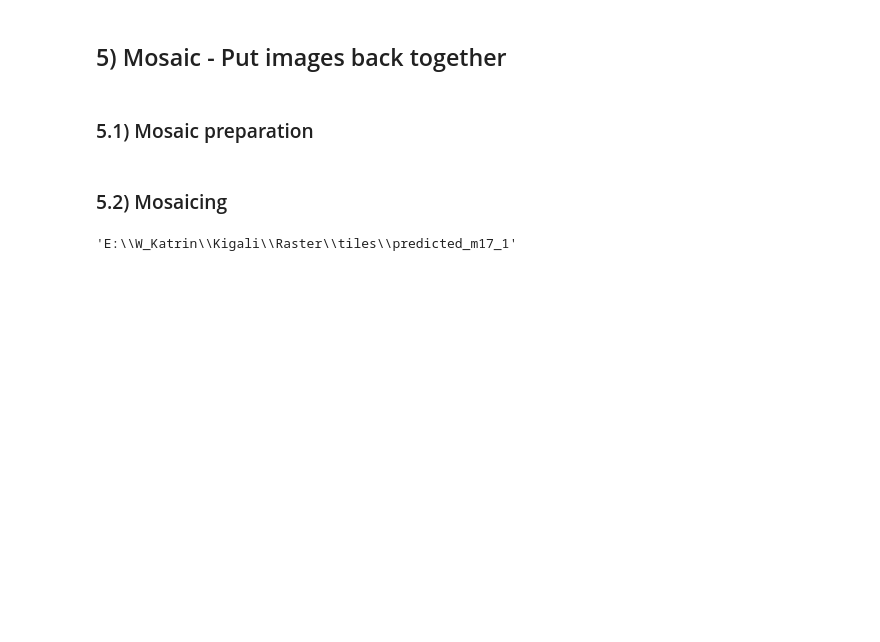
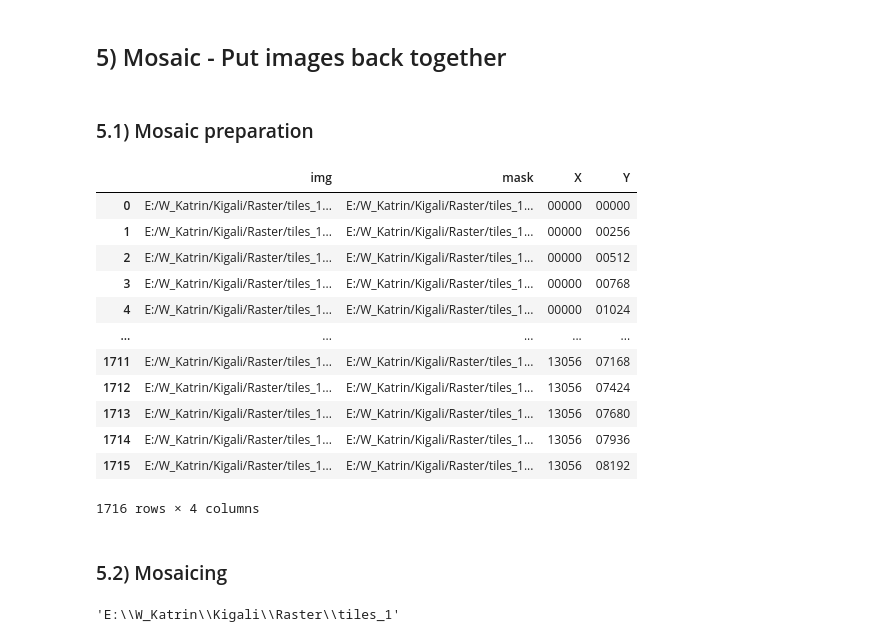
Before and after one commit to eagle20-k/InnovationLab, a Jupyter notebook: Tiling_Predicting_Mosaicing.ipynb, the cells around one changed output. Cells and saved outputs as stored; diff of their text form; code cells hidden in the pictures; blank space fills up the shorter version.

```diff
--- a/Tiling_Predicting_Mosaicing.ipynb
+++ b/Tiling_Predicting_Mosaicing.ipynb
@@ -108,13 +132,13 @@ tiling(filename, savedir, target_size = (256,256))
 ## 4) Predict and save predicted masks
 # %%
 #Load the model
-model_improved = keras.models.load_model("17_model_improved")
+model_improved = keras.models.load_model("E:/W_Katrin/InnovationLab/17_model_improved")
 # %%
 # add here the folder path, where your  data is stored
-directory = "E:/W_Katrin/Kigali/Raster/tiles"
+directory = "E:/W_Katrin/Kigali/Raster/tiles_1"
 files = glob.glob(os.path.join(directory,'*'))
 
-pattern_img = '.*\.jpg'
+pattern_img = '.*\.png'
 # create a list of all images in that directory [after converting them to jpg with the code in Github README]
 files_img = list(filter(re.compile(pattern_img).match,files))
 
@@ -153,7 +189,7 @@ mask_predicted = model_improved.predict(test_image_gen, verbose = 1)
 # %%
 #save predicted maps
 
-savedir = "E:/W_Katrin/Kigali/Raster/tiles/predicted_m17_1"
+savedir = "E:/W_Katrin/Kigali/Raster/tiles_1"
 for i in range(len(mask_predicted)):
     mask_pred = np.squeeze(mask_predicted[i])
     #print(mask_pred)
@@ -162,7 +198,7 @@ for i in range(len(mask_predicted)):
     #break
     padding = '0'
     length = 4
-    save_to = os.path.join(savedir, "testing_{x}.jpg".format(x = format(i, padding + '>' + str(length))))
+    save_to = os.path.join(savedir, "testing_{x}.tif".format(x = format(i, padding + '>' + str(length))))
     imageio.imwrite(save_to, mask_pred)
 # %%
 # define function to display the results
@@ -190,30 +226,48 @@ mask_predicted_, mask_predicted_rend_= predict_buildings(img_test, mask_predicte
 ### 5.1) Mosaic preparation
 # %%
 # create a dataframe of the satellite image tiles and their respective masks
-directory_img = 'E:/W_Katrin/Kigali/Raster/tiles'
+directory_img = 'E:/W_Katrin/Kigali/Raster/tiles_1'
 files = glob.glob(os.path.join(directory_img,'*'))
-pattern_img = '.*\.jpg$'
+pattern_img = '.*\.png$'
 files_img = list(filter(re.compile(pattern_img).match,files))
 files_img = sorted(files_img)
 
-directory_mask = "E:/W_Katrin/Kigali/Raster/tiles/predicted_m17_1"
+directory_mask = "E:/W_Katrin/Kigali/Raster/tiles_1"
 files_ = glob.glob(os.path.join(directory_mask,'*'))
-pattern_mask = '.*\.jpg$'
+pattern_mask = '.*\.tif$'
 files_mask = list(filter(re.compile(pattern_mask).match,files_))
 files_mask = sorted(files_mask)
 
 df_files = pd.DataFrame(columns=['img','mask', 'X', 'Y'])
 df_files['img'] = files_img
 df_files['mask'] = files_mask
 
+
 # read the upper left corner coordinates from the img-filename and save it in X and Y
+
 for i in range(df_files.shape[0]):
     string = df_files["img"].iloc[i]
     string = string.split('/')[4].split('.')[0].split('_')
-    x = string[1]
-    y = string[2]
+    x = string[2]
+    y = string[3]
     df_files['X'].iloc[i] = x
     df_files['Y'].iloc[i] = y
+
+df_files
+# %% [output]
+|  | img | mask | X | Y |
+| 0 | E:/W_Katrin/Kigali/Raster/tiles_1... | E:/W_Katrin/Kigali/Raster/tiles_1... | 00000 | 00000 |
+| 1 | E:/W_Katrin/Kigali/Raster/tiles_1... | E:/W_Katrin/Kigali/Raster/tiles_1... | 00000 | 00256 |
+| 2 | E:/W_Katrin/Kigali/Raster/tiles_1... | E:/W_Katrin/Kigali/Raster/tiles_1... | 00000 | 00512 |
+| 3 | E:/W_Katrin/Kigali/Raster/tiles_1... | E:/W_Katrin/Kigali/Raster/tiles_1... | 00000 | 00768 |
+| 4 | E:/W_Katrin/Kigali/Raster/tiles_1... | E:/W_Katrin/Kigali/Raster/tiles_1... | 00000 | 01024 |
+| ... | ... | ... | ... | ... |
+| 1711 | E:/W_Katrin/Kigali/Raster/tiles_1... | E:/W_Katrin/Kigali/Raster/tiles_1... | 13056 | 07168 |
+| 1712 | E:/W_Katrin/Kigali/Raster/tiles_1... | E:/W_Katrin/Kigali/Raster/tiles_1... | 13056 | 07424 |
+| 1713 | E:/W_Katrin/Kigali/Raster/tiles_1... | E:/W_Katrin/Kigali/Raster/tiles_1... | 13056 | 07680 |
+| 1714 | E:/W_Katrin/Kigali/Raster/tiles_1... | E:/W_Katrin/Kigali/Raster/tiles_1... | 13056 | 07936 |
+| 1715 | E:/W_Katrin/Kigali/Raster/tiles_1... | E:/W_Katrin/Kigali/Raster/tiles_1... | 13056 | 08192 |
+1716 rows × 4 columns
 # %%
 # create worldfiles for every mask tile to add georeferencing to them
 
@@ -239,7 +293,7 @@ create_worldfiles(dataframe = df_files, res =  0.4963, point_path = pt_file)
 ### 5.2) Mosaicing
 # %%
 os.getcwd()
-os.chdir('E:/W_Katrin/Kigali/Raster/tiles/predicted_m17_1')
+os.chdir('E:/W_Katrin/Kigali/Raster/tiles_1')
 os.getcwd()
 # %% [output]
-'E:\\W_Katrin\\Kigali\\Raster\\tiles\\predicted_m17_1'
+'E:\\W_Katrin\\Kigali\\Raster\\tiles_1'
```
Also changed, not shown: parts of 25 cells of this notebook.
